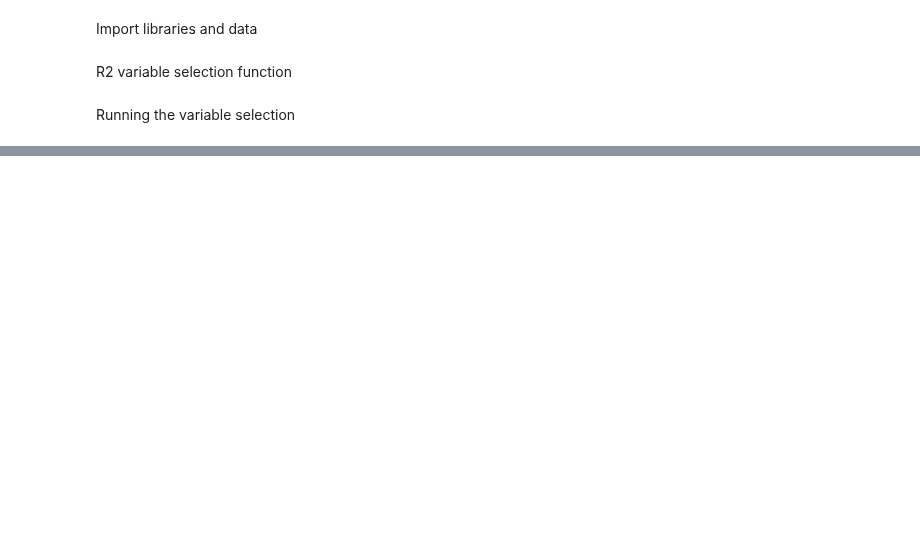
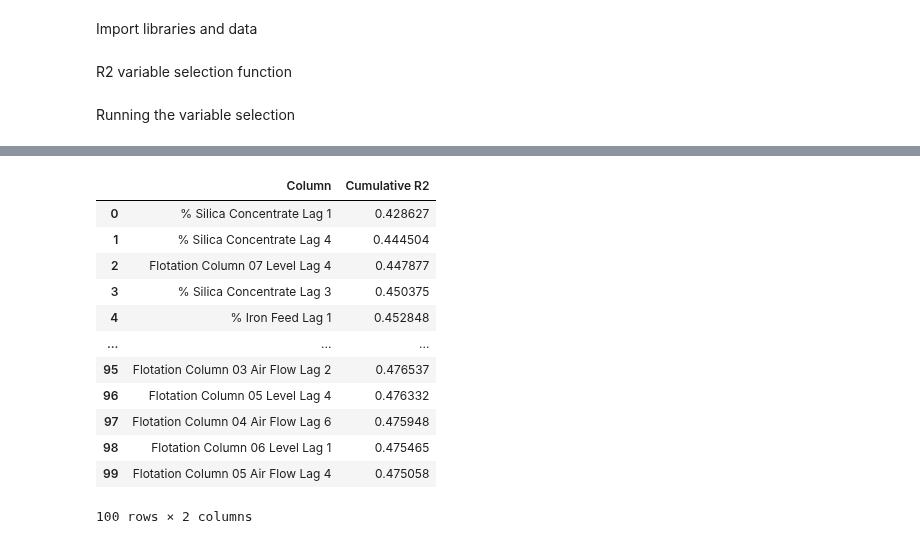
Before and after one commit to PauliAnt/ADAML_PA, a Jupyter notebook: week06-variable-selection.ipynb, the cells around one changed output, grey strips where cells are left out. Cells and saved outputs as stored; diff of their text form; code cells hidden in the pictures; blank space fills up the shorter version.

```diff
--- a/week06-variable-selection.ipynb
+++ b/week06-variable-selection.ipynb
@@ -109,2 +119,18 @@ df = pd.DataFrame({'Column':s_names,'Cumulative R2':R2_values})
 # %%
 df.to_csv('variables.csv')
+
+df
+# %% [output]
+|  | Column | Cumulative R2 |
+| 0 | % Silica Concentrate Lag 1 | 0.428627 |
+| 1 | % Silica Concentrate Lag 4 | 0.444504 |
+| 2 | Flotation Column 07 Level Lag 4 | 0.447877 |
+| 3 | % Silica Concentrate Lag 3 | 0.450375 |
+| 4 | % Iron Feed Lag 1 | 0.452848 |
+| ... | ... | ... |
+| 95 | Flotation Column 03 Air Flow Lag 2 | 0.476537 |
+| 96 | Flotation Column 05 Level Lag 4 | 0.476332 |
+| 97 | Flotation Column 04 Air Flow Lag 6 | 0.475948 |
+| 98 | Flotation Column 06 Level Lag 1 | 0.475465 |
+| 99 | Flotation Column 05 Air Flow Lag 4 | 0.475058 |
+100 rows × 2 columns
```
Also changed, not shown: parts of 1 cell of this notebook, 2 other files.
